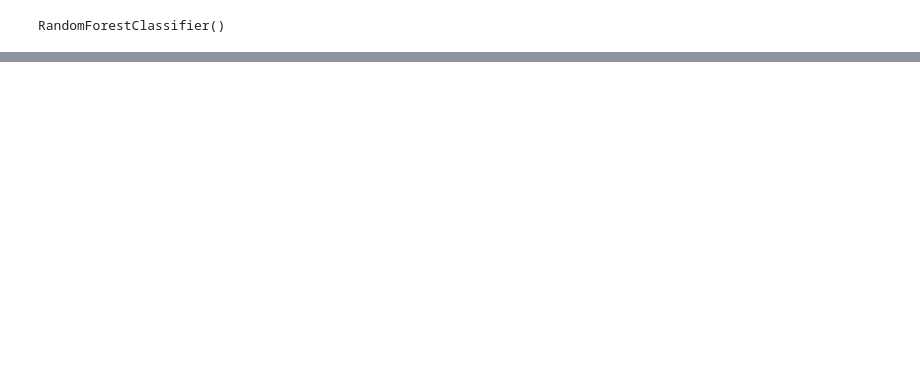
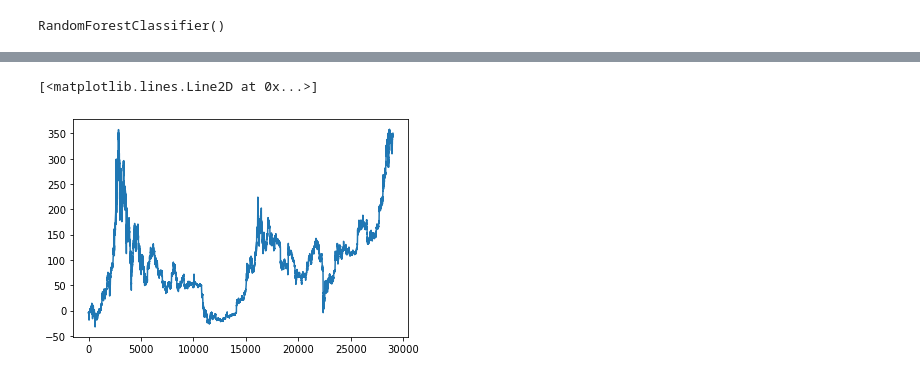
Before and after one commit to sunnymnie/bruh-moments, a Jupyter notebook: crypto/ml-analysis/c-buy-v1.ipynb, the cells around one changed output, grey strips where cells are left out. Drawn from its saved outputs; the diff is of its cells as text; code cells hidden in the pictures; blank space fills up the shorter version.

```diff
--- a/crypto/ml-analysis/c-buy-v1.ipynb
+++ b/crypto/ml-analysis/c-buy-v1.ipynb
@@ -177,0 +149,5 @@ df_test = pd.read_csv("data/BTCUSDT-hour-test-features.csv")
+# %%
+plt.plot(X.others_cr)
+# %% [output]
+[<matplotlib.lines.Line2D at 0x...>]
+[figure, added]
```
Also changed, not shown: parts of 17 cells of this notebook, 9 other files.
